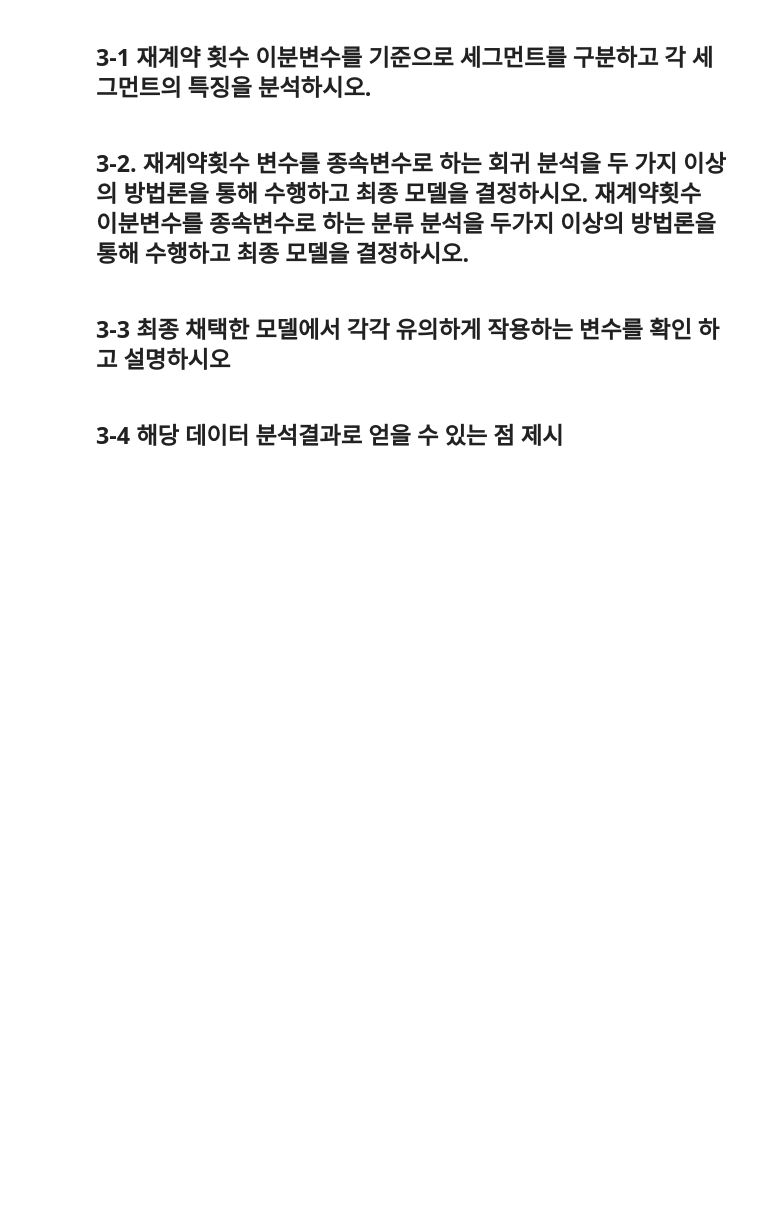
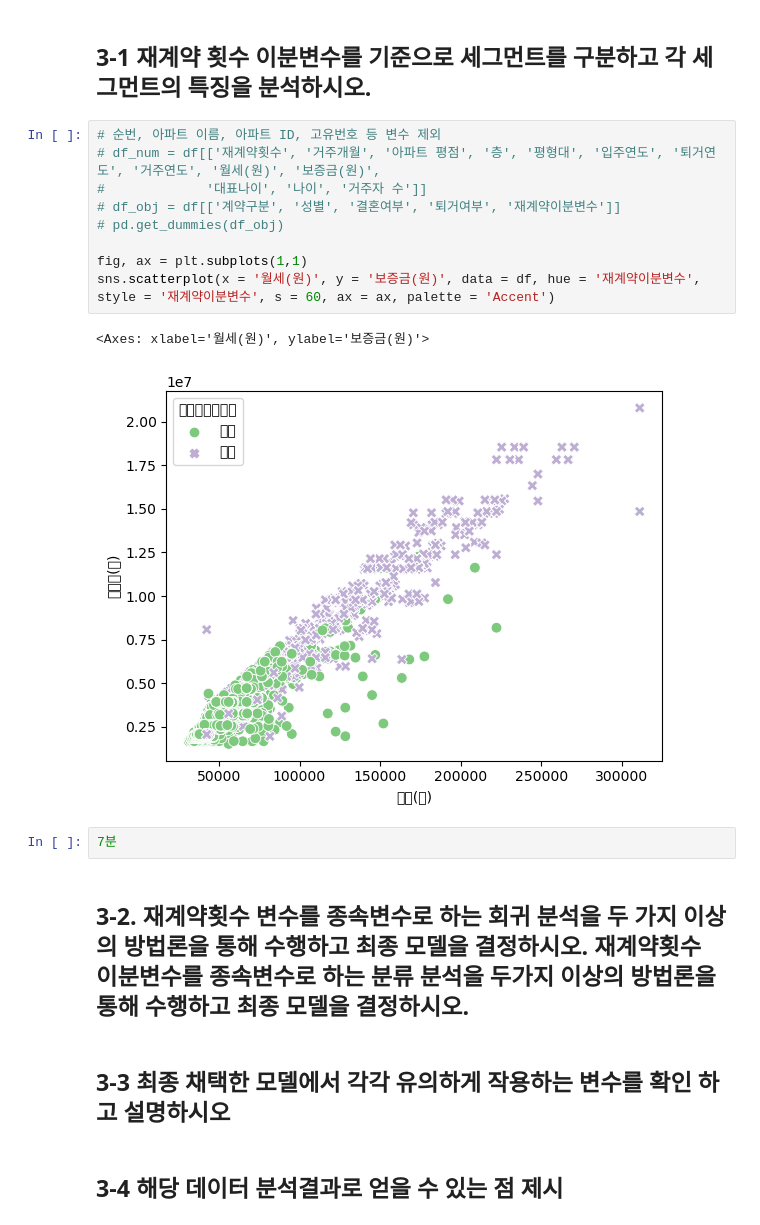
Before and after one commit to kjh8331267/ADP_Study, a Jupyter notebook: 29_adp_jhkim.ipynb, the cells around one changed output. Saved outputs shown, nothing was run; the diff lists cells and outputs as text; blank space fills up the shorter version.

```diff
--- a/29_adp_jhkim.ipynb
+++ b/29_adp_jhkim.ipynb
@@ -45,5 +148,19 @@ aa
 # %% [markdown]
 ## 3-1 재계약 횟수 이분변수를 기준으로 세그먼트를 구분하고 각 세그먼트의 특징을 분석하시오.
+# %%
+# 순번, 아파트 이름, 아파트 ID, 고유번호 등 변수 제외
+# df_num = df[['재계약횟수', '거주개월', '아파트 평점', '층', '평형대', '입주연도', '퇴거연도', '거주연도', '월세(원)', '보증금(원)',
+#             '대표나이', '나이', '거주자 수']]
+# df_obj = df[['계약구분', '성별', '결혼여부', '퇴거여부', '재계약이분변수']]
+# pd.get_dummies(df_obj)
+
+fig, ax = plt.subplots(1,1)
+sns.scatterplot(x = '월세(원)', y = '보증금(원)', data = df, hue = '재계약이분변수', style = '재계약이분변수', s = 60, ax = ax, palette = 'Accent')
+# %% [output]
+<Axes: xlabel='월세(원)', ylabel='보증금(원)'>
+[figure, added]
+# %%
+7분
 # %% [markdown]
 ## 3-2. 재계약횟수 변수를 종속변수로 하는 회귀 분석을 두 가지 이상의 방법론을 통해 수행하고 최종 모델을 결정하시오. 재계약횟수 이분변수를 종속변수로 하는 분류 분석을 두가지 이상의 방법론을 통해 수행하고 최종 모델을 결정하시오.
 # %% [markdown]
```
Also changed, not shown: parts of 12 cells of this notebook.
